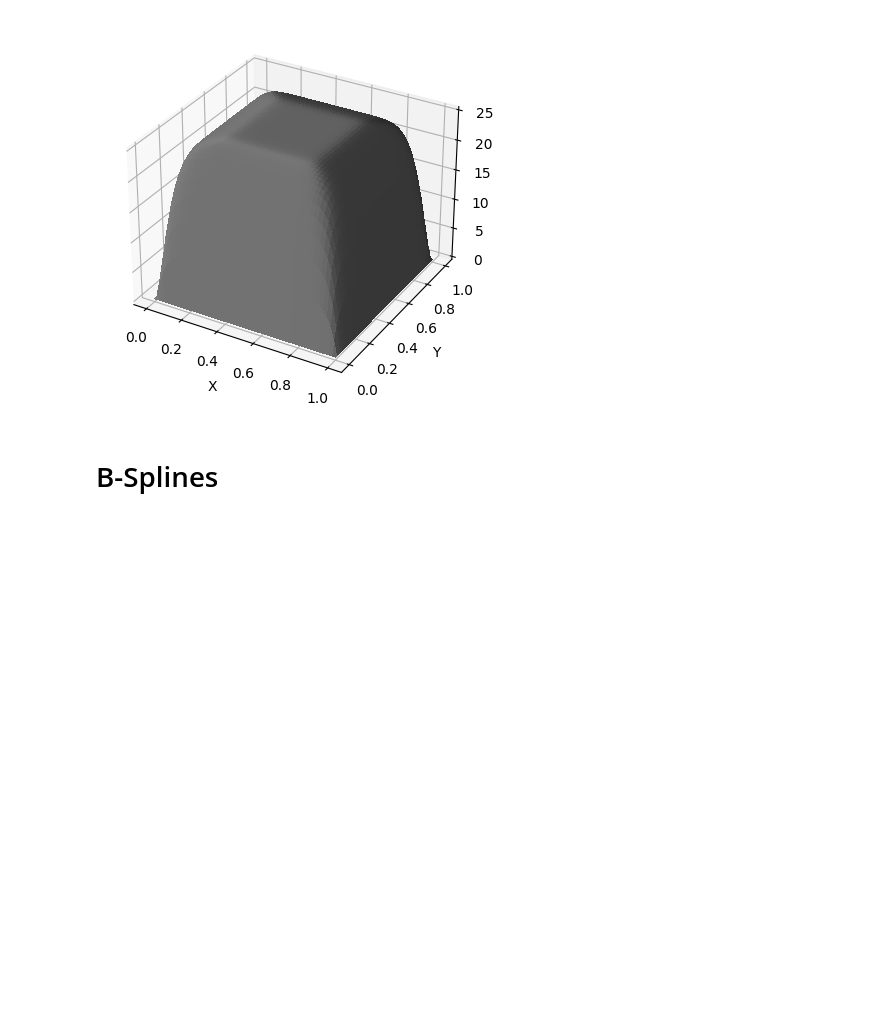
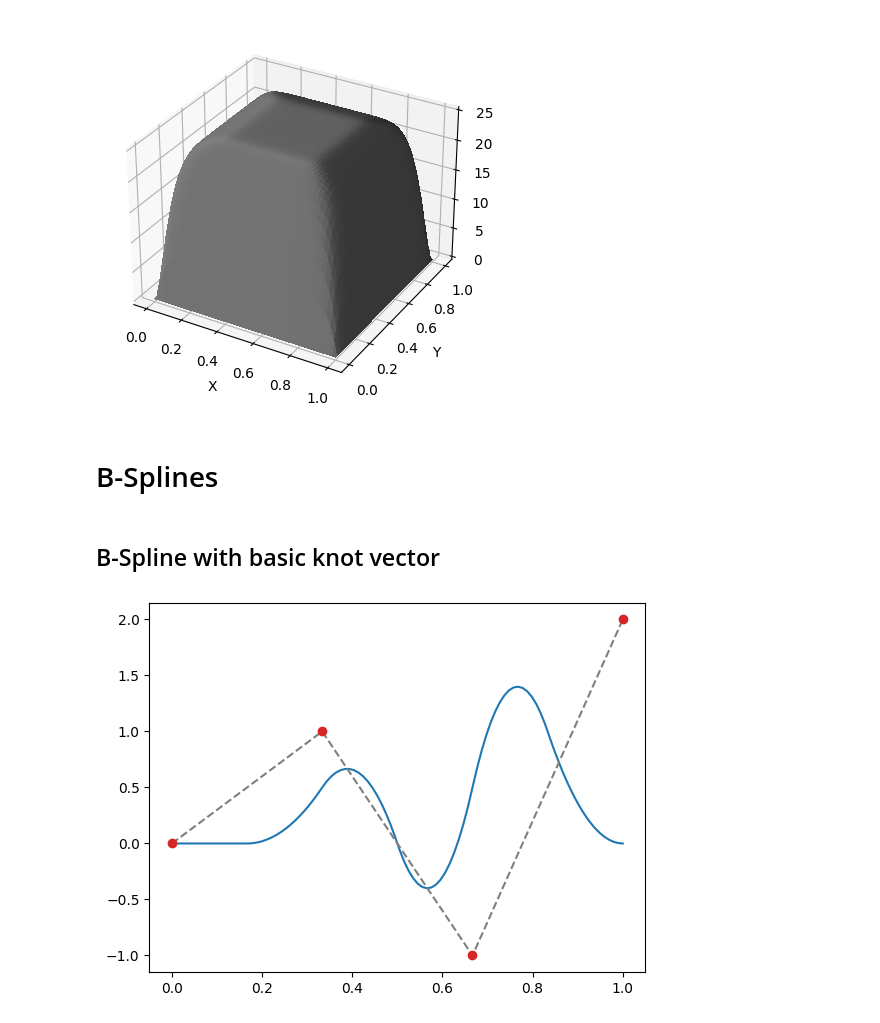
Before and after one commit to ttesmer/CAMPP, a Jupyter notebook: parametric_curves/Bernstein Polynomials, Bezier Curves, B-Splines and NURBS.ipynb, the cells around one changed output. Cells and saved outputs as stored; diff of their text form; code cells hidden in the pictures; blank space fills up the shorter version.

Commit message:
B-Splines work + clamped knot vector + domain normalization

```diff
--- a/parametric_curves/Bernstein Polynomials, Bezier Curves, B-Splines and NURBS.ipynb
+++ b/parametric_curves/Bernstein Polynomials, Bezier Curves, B-Splines and NURBS.ipynb
@@ -117,0 +154,19 @@ plot_bezier_surface_3d([0, 10, 0, 10, 0, 10, 0, 10, 0, 10, 0], radial=True)
+# %% [markdown]
+## B-Spline with basic knot vector
+# %%
+Y_control_points = [0, 1, -1, 2]
+X_control_points = np.linspace(0, 1, num=len(Y_control_points))
+T = np.linspace(0, 1, num=100)
+
+d = 2
+*b_spline_basis_functions, = mk_bspline_basis_set(degree=d, knots=tuple(np.linspace(0, 1, len(Y_control_points)+d+1)), x=t)
+
+X_bspline = smp.lambdify(t, np.dot(X_control_points, b_spline_basis_functions))(T)
+Y_bspline = smp.lambdify(t, np.dot(Y_control_points, b_spline_basis_functions))(T)
+
+plt.plot(T, Y_bspline)
+plt.plot(X_control_points, Y_control_points, '--', c='tab:gray')
+plt.plot(X_control_points, Y_control_points, 'o', c='tab:red')
+plt.show()
+# %% [output]
+[figure, added]
```
Also changed, not shown: parts of 7 cells of this notebook.
